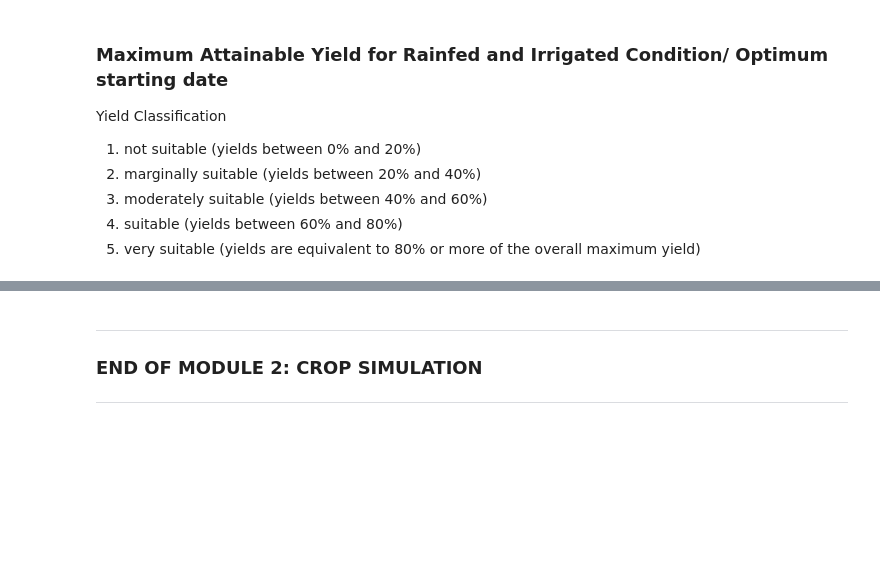
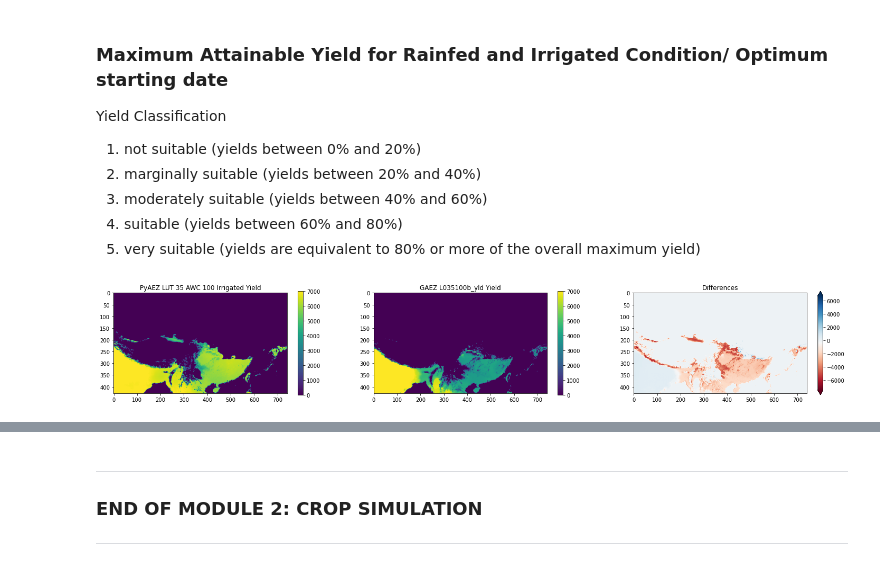
Before and after one commit to gicait/PyAEZ, a Jupyter notebook: tutorials/NB2_CropSimulation.ipynb, the cells around one changed output, grey strips where cells are left out. Cells and saved outputs as stored; diff of their text form; code cells hidden in the pictures; blank space fills up the shorter version.

```diff
--- a/tutorials/NB2_CropSimulation.ipynb
+++ b/tutorials/NB2_CropSimulation.ipynb
@@ -215,0 +229,24 @@ starting_date_irr = aez.getOptimumCycleStartDateIrrigated()
+# %%
+import rioxarray as riox
+yld_r_g = (riox.open_rasterio(r'D:\module_II_testing\reference_module_II\LUTmaps\L035100b_yld.rst').to_numpy())[0,:,:]
+yld_i_g = (riox.open_rasterio(r'D:\module_II_testing\reference_module_II\LUTmaps\L035100a_yld.rst').to_numpy())[0,:,:]
+# %%
+"""Rainfed Condition Visualization"""
+plt.figure(1,figsize=(25,9))
+plt.subplot(1,3,1)
+plt.imshow(yield_map_irr, vmax=7000)
+plt.title('PyAEZ LUT 35 AWC 100 Irrigated Yield')
+plt.colorbar(shrink=0.4)
+
+plt.subplot(1,3,2)
+plt.imshow(yld_i_g, vmax = 7000)
+plt.title('GAEZ L035100b_yld Yield')
+plt.colorbar(shrink=0.4)
+
+plt.subplot(1,3,3)
+plt.imshow(yld_i_g - yield_map_irr, cmap = 'RdBu')
+plt.title('Differences')
+plt.colorbar(shrink=0.4, extend = 'both')
+plt.show()
+# %% [output]
+[figure, added]
```
Also changed, not shown: parts of 14 cells of this notebook, 2 other files.
